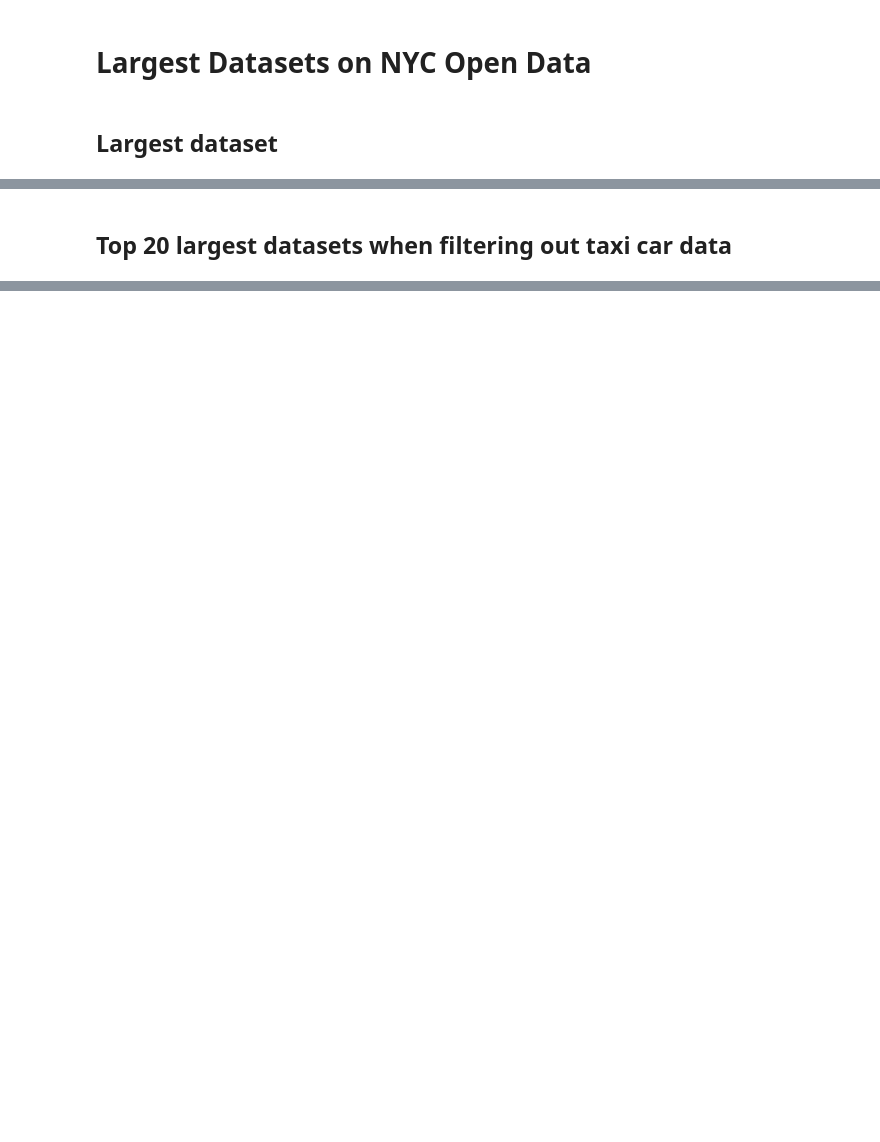
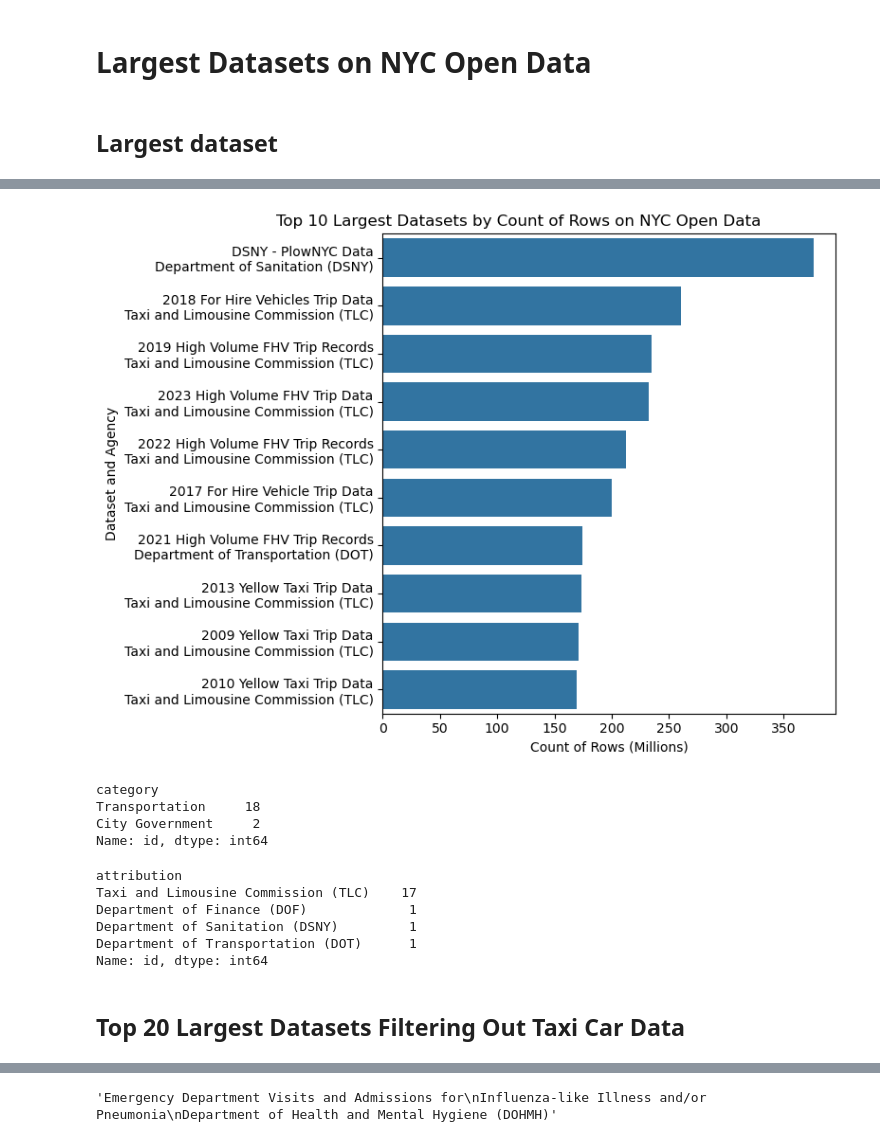
Before and after one commit to mebauer/nyc-open-bigdata, a Jupyter notebook: analysis.ipynb, the cells around one changed output, grey strips where cells are left out. Cells and saved outputs as stored; diff of their text form; code cells hidden in the pictures; blank space fills up the shorter version.

Commit message:
create figures

```diff
--- a/analysis.ipynb
+++ b/analysis.ipynb
@@ -95,0 +116,4 @@ df.describe(include='object')
+# %%
+df['full_name'] = df['name'] + "\n" + df['attribution']
+
+df['full_name'].head()
@@ -127,5 +210,63 @@ df.describe(include='object')
+# %%
+fig, ax = plt.subplots(figsize=(8, 6))
+
+top_20 = (
+    df
+    .sort_values(by='count_rows', ascending=False)
+    .loc[:, ['full_name', 'count_rows']]
+    .head(10)
+    .assign(count_rows_mm=df['count_rows'] / 1_000_000)
+)
+
+sns.barplot(
+    data=top_20,
+    y='full_name',
+    x='count_rows_mm',
+    color='C0',
+    ax=ax
+)
+
+plt.title(
+    'Top 10 Largest Datasets by Count of Rows on NYC Open Data',
+    fontsize=12, x=.3
+)
+plt.xlabel('Count of Rows (Millions)')
+plt.ylabel('Dataset and Agency')
+
+plt.tight_layout()
+plt.savefig('figures/top-datasets.png', dpi=250, bbox_inches='tight')
+# %% [output]
+[figure, added]
+# %%
+(df
+ .sort_values(by='count_rows', ascending=False)
+ .head(20)
+ .groupby(by=['category'])['id']
+ .count()
+ .sort_values(ascending=False)
+)
+# %% [output]
+category
+Transportation     18
+City Government     2
+Name: id, dtype: int64
+# %%
+(df
+ .sort_values(by='count_rows', ascending=False)
+ .head(20)
+ .groupby(by=['attribution'])['id']
+ .count()
+ .sort_values(ascending=False)
+)
+# %% [output]
+attribution
+Taxi and Limousine Commission (TLC)    17
+Department of Finance (DOF)             1
+Department of Sanitation (DSNY)         1
+Department of Transportation (DOT)      1
+Name: id, dtype: int64
 # %% [markdown]
-## Top 20 largest datasets when filtering out taxi car data
+## Top 20 Largest Datasets Filtering Out Taxi Car Data
 # %%
 # exclude these strings
 taxi_car_data = [
@@ -158,3 +299,13 @@ taxi_car_data = [
 | 2273 | jz4z-kudi | OATH Hearings Division Case Status | Office of Administrative Trials a... | IMPORTANT NOTICE: Searches using ... | 19891574 | 226881 | 31974 | City Government | ['oath', 'moda', 'ecb violations'... | ... |
 | 1954 | pvqr-7yc4 | Parking Violations Issued - Fisca... | Department of Finance (DOF) | This dataset provides data on Par... | 16099611 | 93362 | 12340 | City Government | ['finance', 'dof', 'stars', 'tick... | ... |
 | 189 | 7mxj-7a6y | Parking Violations Issued - Fisca... | Department of Finance (DOF) | This dataset provides data on Par... | 15435555 | 6134 | 1488 | City Government | ['finance', 'dof', 'stars', 'tick... | ... |
+# %%
+# string is too long, we need to format it better
+formatted_dataset = 'Emergency Department Visits and Admissions for\n\
+Influenza-like Illness and/or Pneumonia\nDepartment of Health and Mental Hygiene (DOHMH)'
+
+df.loc[df['id'] == '2nwg-uqyg', ['full_name']] = formatted_dataset
+
+df.loc[df['id'] == '2nwg-uqyg', 'full_name'].values[0]
+# %% [output]
+'Emergency Department Visits and Admissions for\nInfluenza-like Illness and/or Pneumonia\nDepartment of Health and Mental Hygiene (DOHMH)'
```
Also changed, not shown: parts of 25 cells of this notebook, 4 other files.
